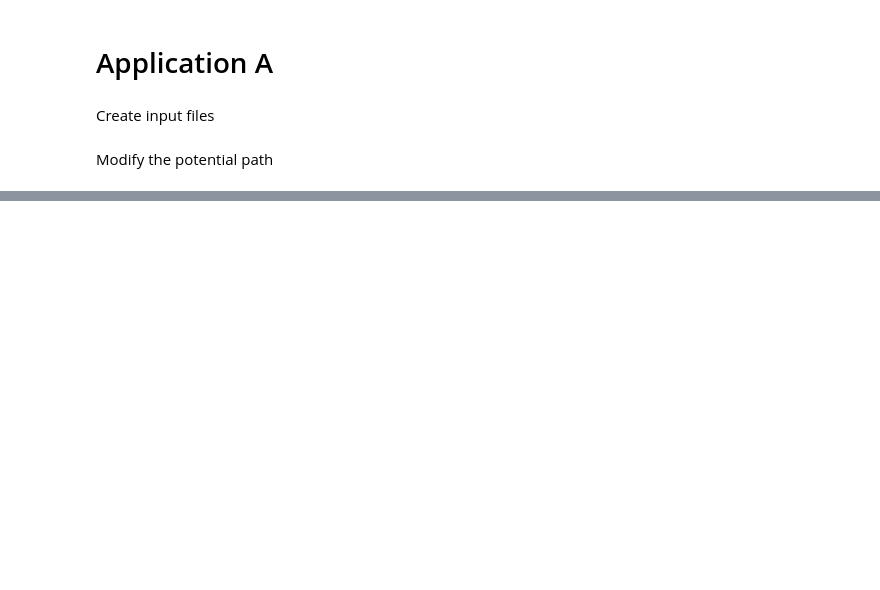
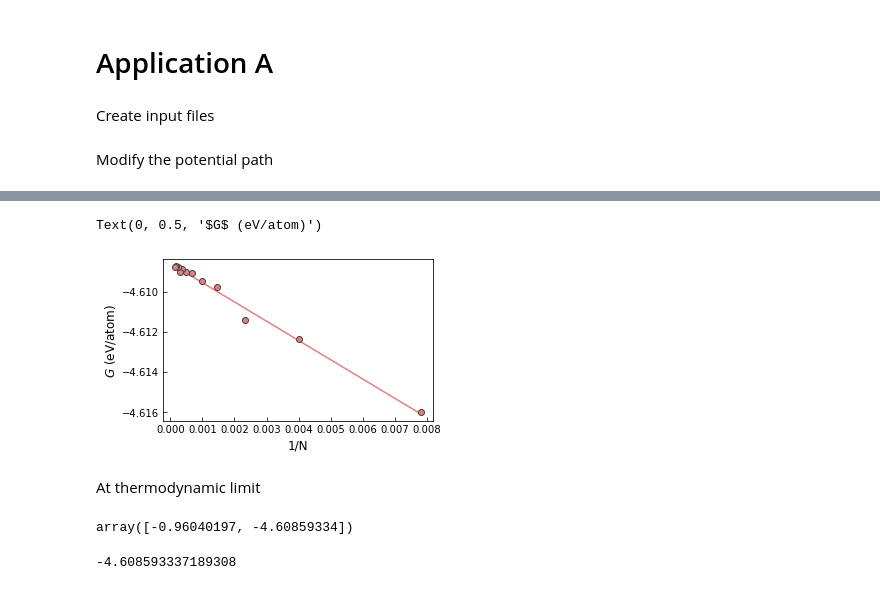
Before and after one commit to srmnitc/calphy-publication-examples, a Jupyter notebook: Application_A/analysis.ipynb, the cells around one changed output, grey strips where cells are left out. Saved outputs shown, nothing was run; the diff lists cells and outputs as text; code cells hidden in the pictures; blank space fills up the shorter version.

```diff
--- a/Application_A/analysis.ipynb
+++ b/Application_A/analysis.ipynb
@@ -24,0 +53,30 @@ for i in range(3, 16):
+# %%
+natoms = np.array(natoms)
+fe = np.array(fe)
+
+fit = np.polyfit(1/natoms, fe, 1)
+one_over_natoms = 1/natoms
+one_over_natoms_fit = np.linspace(min(one_over_natoms),
+                                  max(one_over_natoms), 1000)
+fe_fit = np.polyval(fit, one_over_natoms_fit)
+# %%
+mlt = Multiplot(width=350)
+mlt[0, 0].plot(one_over_natoms_fit, fe_fit, "-", color=accent["pred"])
+mlt[0, 0].plot(one_over_natoms, fe, "o", color=accent["pred"],
+              markeredgecolor=accent["dgrey"])
+mlt[0, 0].set_xlabel("1/N", fontsize=12)
+mlt[0, 0].set_ylabel(r"$G$ (eV/atom)", fontsize=12)
+# %% [output]
+Text(0, 0.5, '$G$ (eV/atom)')
+[figure, added]
+# %% [markdown]
+At thermodynamic limit
+# %%
+fit
+# %% [output]
+array([-0.96040197, -4.60859334])
+# %%
+fe_inf = fit[1]
+fe_inf
+# %% [output]
+-4.608593337189308
```
Also changed, not shown: parts of 8 cells of this notebook.
